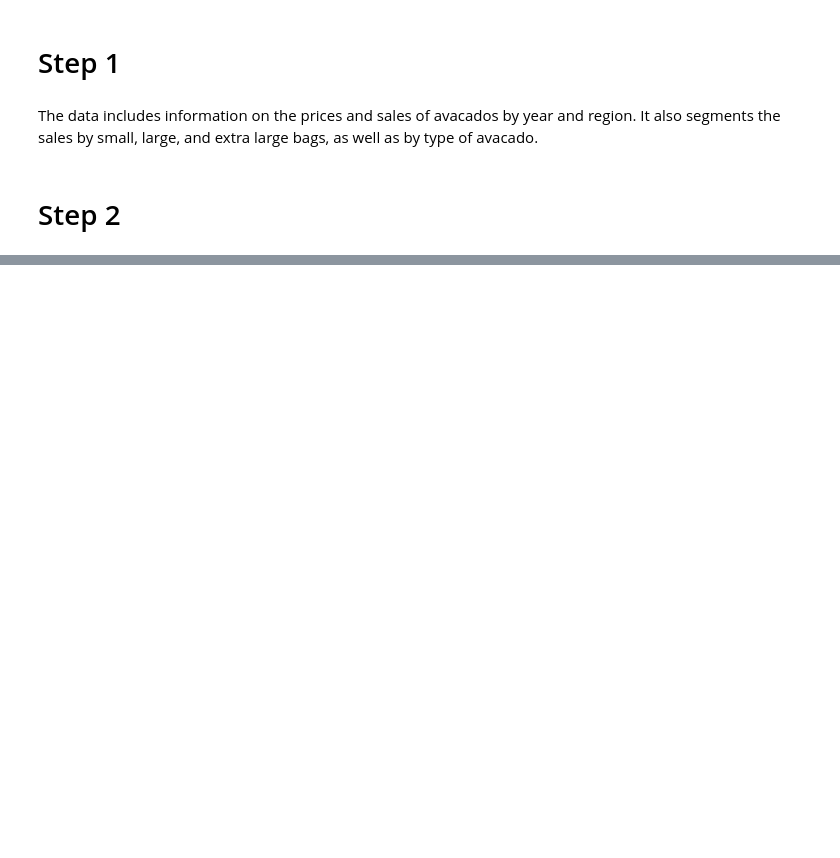
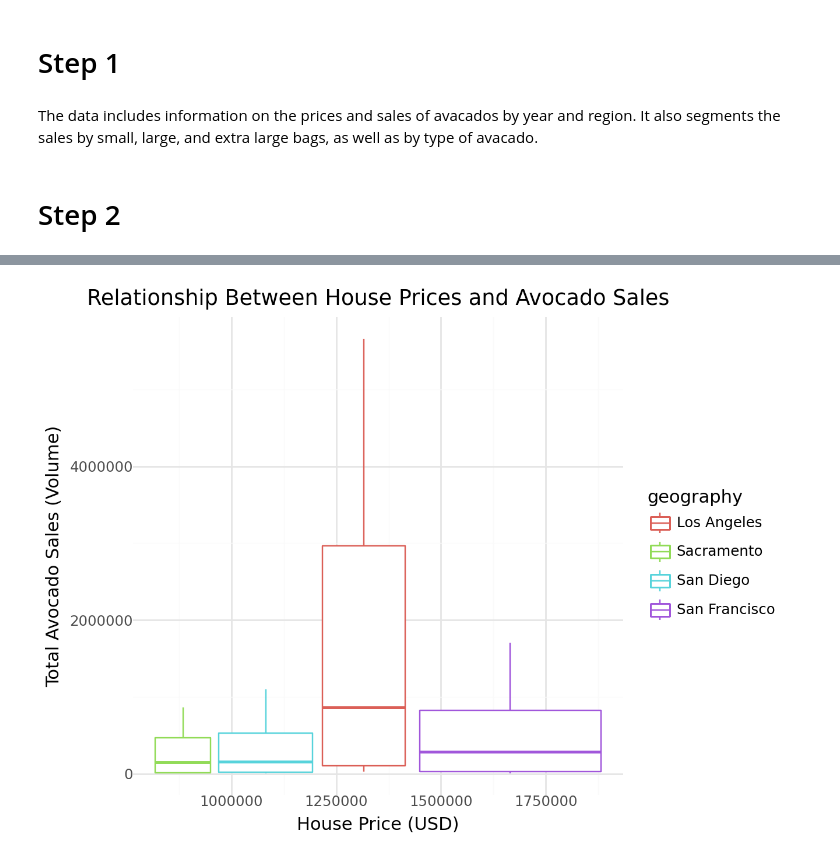
Before and after one commit to rtneely/GSB-544, a Jupyter notebook: Week-2/Lab2.ipynb, the cells around one changed output, grey strips where cells are left out. Drawn from its saved outputs; the diff is of its cells as text; code cells hidden in the pictures; blank space fills up the shorter version.

```diff
--- a/Week-2/Lab2.ipynb
+++ b/Week-2/Lab2.ipynb
@@ -97,0 +297,20 @@ df.rename(columns = {
+# %%
+np.random.seed(50)
+
+cities = ['San Francisco', 'San Diego', 'Sacramento', 'Los Angeles']
+n_obs_per_city = 100
+
+# Generate data
+data = {
+    'city': np.repeat(cities, n_obs_per_city),
+    'price': np.concatenate([
+        np.random.normal(1500000, 300000, n_obs_per_city),
+        np.random.normal(900000, 200000, n_obs_per_city),
+        np.random.normal(600000, 150000, n_obs_per_city),
+        np.random.normal(950000, 250000, n_obs_per_city)
+    ])
+}
+
+housing_prices_df = pd.DataFrame(data)
+
+combined_df = pd.merge(california_regions_df, housing_prices_df, left_on='geography',right_on='city', how='inner')
@@ -97,0 +320,9 @@ df.rename(columns = {
+# %%
+(ggplot(combined_df, aes(x='price', y='total_volume', color='geography'))
+                + geom_boxplot()
+                + labs(title='Relationship Between House Prices and Avocado Sales',
+                       x='House Price (USD)',
+                       y='Total Avocado Sales (Volume)')
+                + theme_minimal())
+# %% [output]
+[figure, added]
```
Also changed, not shown: parts of 27 cells of this notebook, 1 other file.
